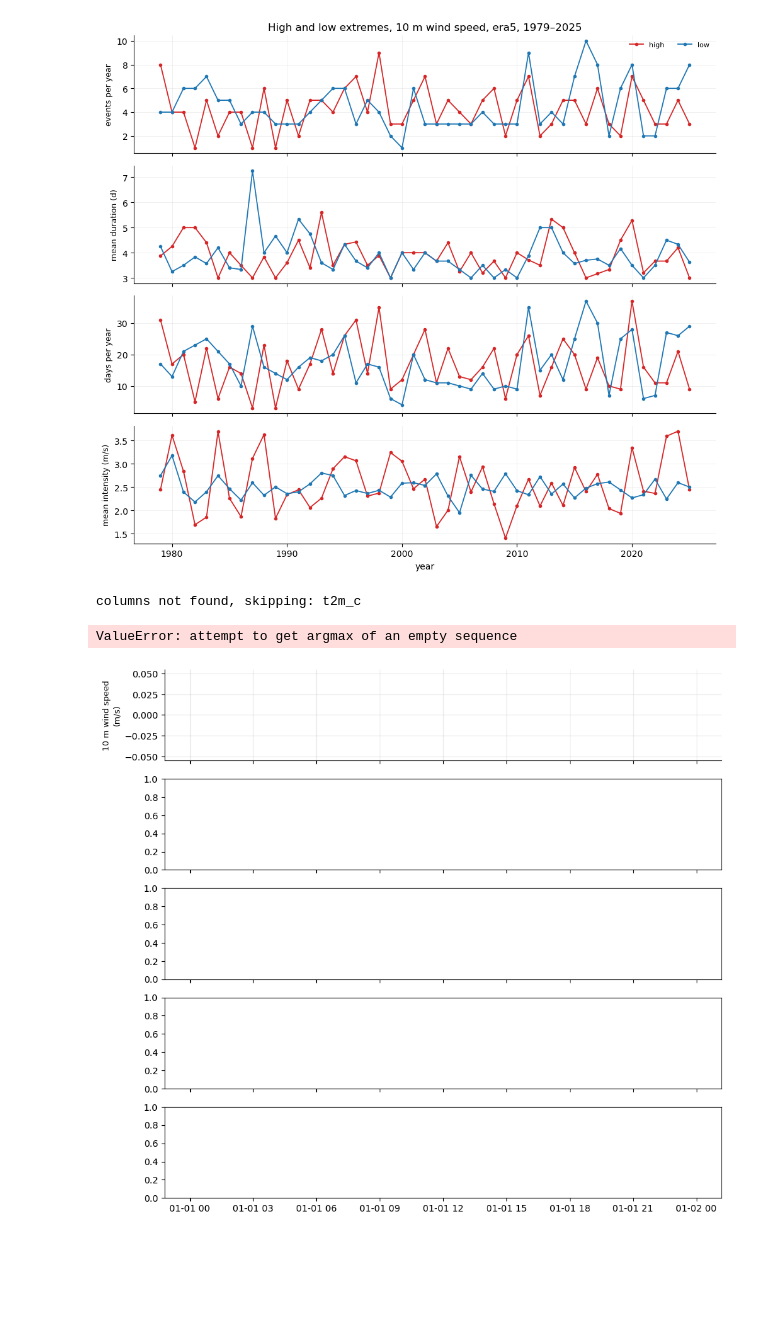
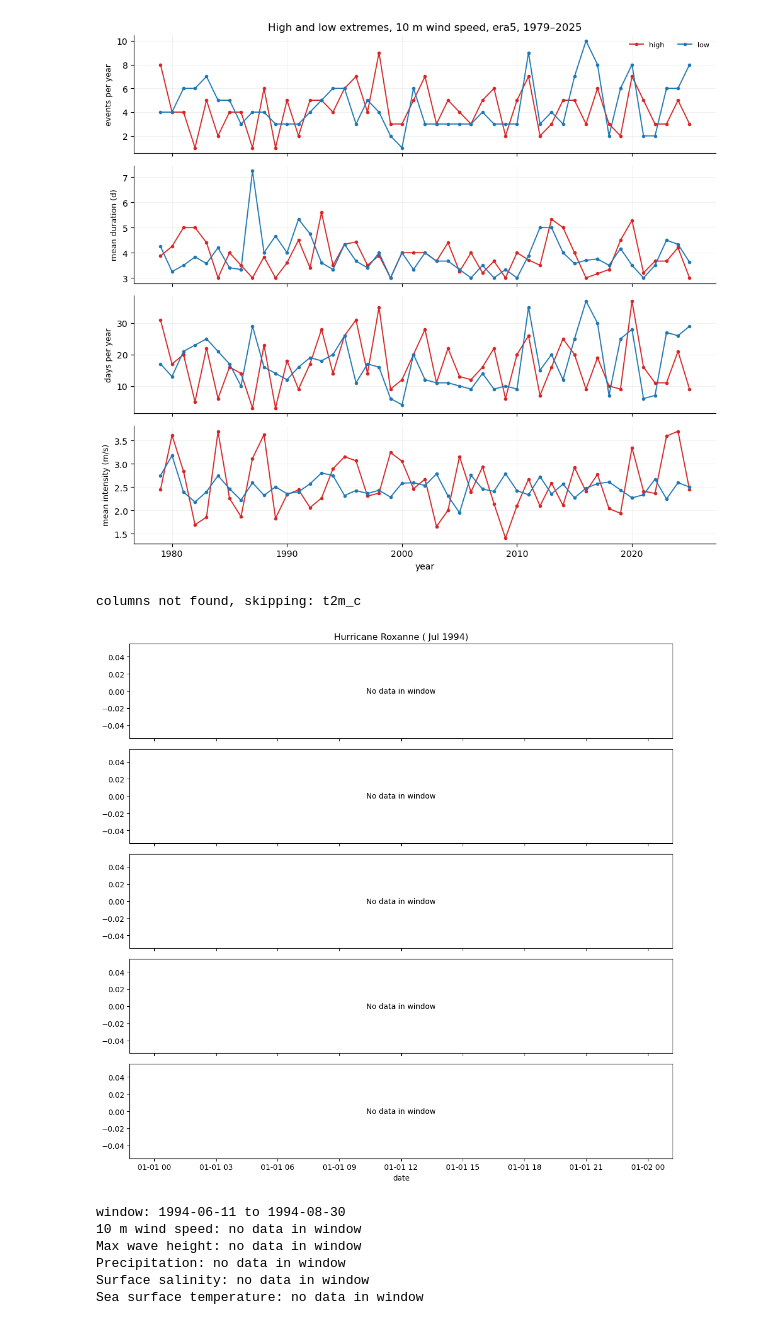
Before and after one commit to florisytzen5/MDP, a Jupyter notebook: Climatology/Clima_v4.ipynb, the cells around one changed output. Drawn from its saved outputs; the diff is of its cells as text; code cells hidden in the pictures; blank space fills up the shorter version.

```diff
--- a/Climatology/Clima_v4.ipynb
+++ b/Climatology/Clima_v4.ipynb
@@ -16,7 +16,7 @@ FILES = {
 # Units are already converted in the Earth Engine export.
 VARIABLES = {
     # ERA5-Land, two inland cells (choose CELL = 'c1' or 'c2')
-    't2m_c':       dict(src='era5land', label='2 m air temperature (daily mean)', unit='°C',   kind='linear'),
+    't2m_c_c1':       dict(src='era5land', label='2 m air temperature (daily mean)', unit='°C',   kind='linear'),
     't2m_min_c':   dict(src='era5land', label='2 m air temperature (daily min)',  unit='°C',   kind='linear'),
     't2m_max_c':   dict(src='era5land', label='2 m air temperature (daily max)',  unit='°C',   kind='linear'),
     'skin_t_c':    dict(src='era5land', label='Skin temperature',                  unit='°C',   kind='linear'),
@@ -396,35 +396,45 @@ for ax, (src, col, label, unit, color) in zip(axes, panels):
     w = a.loc[lo:hi]
     ax.fill_between(w.index, w.values, 0, where=(w.values >= 0), color=color, alpha=0.75,
                     interpolate=True, linewidth=0)
     ax.fill_between(w.index, w.values, 0, where=(w.values < 0), color=color, alpha=0.30,
                     interpolate=True, linewidth=0)
-    ax.plot(w.index, w.values, color=color, lw=1.1)
-    #ax.axhline(0, color='grey', lw=0.8)
-    #ax.axvline(t0, color='black', lw=1.2, ls='--')
+    valid_w = w.dropna()
+    if valid_w.empty:
+        ax.text(0.5, 0.5, 'No data in window', transform=ax.transAxes,
+                ha='center', va='center')
+        continue
+    peak = valid_w.abs().idxmax()
+    ax.annotate(f'{valid_w.loc[peak]:+.2f}', xy=(peak, valid_w.loc[peak]), fontsize=8,
+                xytext=(4, 4 if valid_w.loc[peak] >= 0 else -10), textcoords='offset points')
     ax.set_ylabel(f'{label}\n({unit})', fontsize=9)
     ax.grid(alpha=0.25)
     ax.spines[['top', 'right']].set_visible(False)
     peak = w.abs().idxmax()
     if pd.notna(peak):
         ax.annotate(f'{w.loc[peak]:+.2f}', xy=(peak, w.loc[peak]), fontsize=8,
                     xytext=(4, 4 if w.loc[peak] >= 0 else -10), textcoords='offset points')
 
 axes[0].set_title(f'{EVENT_NAME} ({t0: %b %Y})',
                   fontsize=12)
 axes[-1].set_xlabel('date')
 fig.tight_layout()
 plt.show()
 
 print(f'window: {lo:%Y-%m-%d} to {hi:%Y-%m-%d}')
 for src, col, label, unit, _ in panels:
     w = anomaly(data[src][col]).loc[lo:hi]
     if w.dropna().empty:
         print(f'{label}: no data in window')
         continue
     peak = w.abs().idxmax()
     print(f'{label}: peak anomaly {w.loc[peak]:+.2f} {unit} on {peak:%Y-%m-%d} '
           f'({(peak - t0).days:+d} d)')
 # %% [output]
 columns not found, skipping: t2m_c
+[figure, new version]
-ValueError: attempt to get argmax of an empty sequence
+window: 1994-06-11 to 1994-08-30
+10 m wind speed: no data in window
+Max wave height: no data in window
+Precipitation: no data in window
+Surface salinity: no data in window
+Sea surface temperature: no data in window
-[figure, old version]
```
Also changed, not shown: parts of 2 cells of this notebook.
